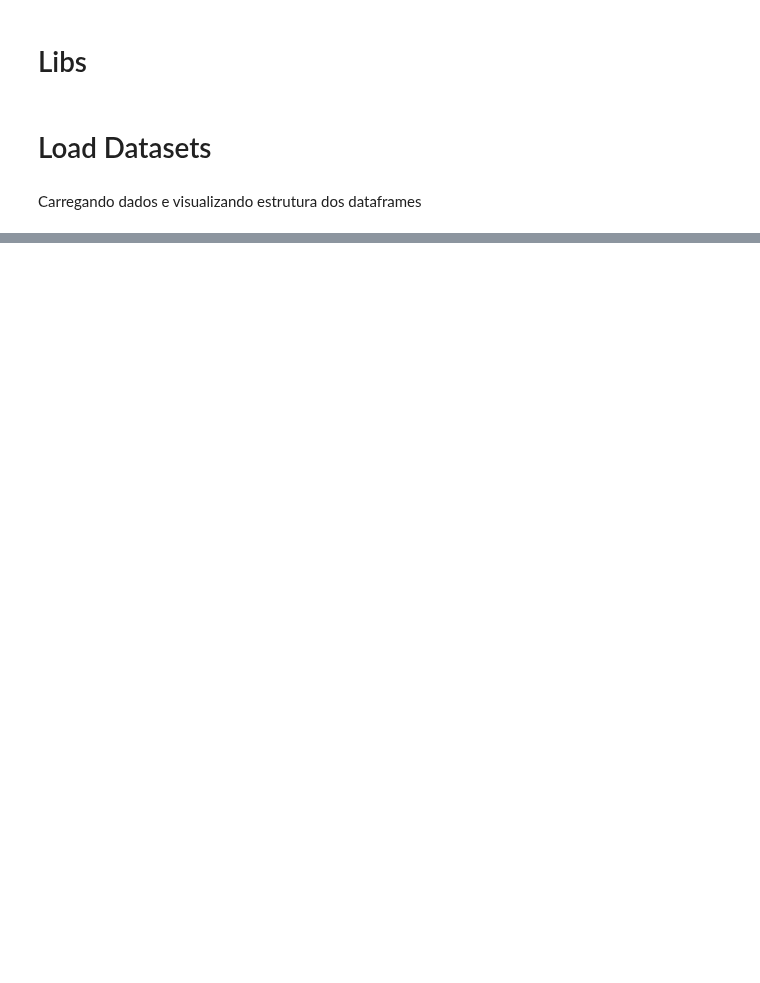
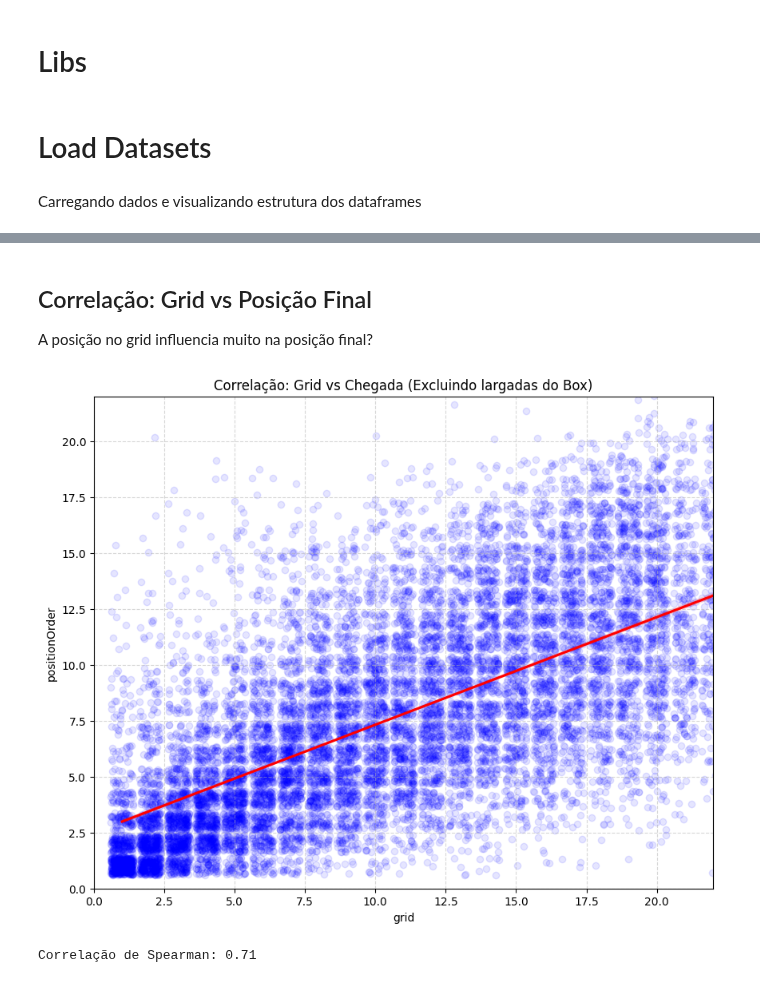
Before and after one commit to falconeee/CD-2025-2, a Jupyter notebook: projeto final/projeto_final.ipynb, the cells around one changed output, grey strips where cells are left out. Drawn from its saved outputs; the diff is of its cells as text; code cells hidden in the pictures; blank space fills up the shorter version.

```diff
--- a/projeto final/projeto_final.ipynb
+++ b/projeto final/projeto_final.ipynb
@@ -76,0 +360,25 @@ df_status.head()
+# %% [markdown]
+## Correlação: Grid vs Posição Final
+A posição no grid influencia muito na posição final?
+# %%
+# Filtrar status (Terminou ou +Voltas)
+finished_races = df[(df['status'].str.contains('Finished')) | (df['status'].str.contains('\+'))].copy()
+finished_races = finished_races[finished_races['grid'] > 0]
+
+plt.figure(figsize=(10, 8))
+sns.regplot(data=finished_races, x='grid', y='positionOrder',
+            x_jitter=0.4, y_jitter=0.4,
+            scatter_kws={'alpha': 0.1, 'color': 'blue'},
+            line_kws={'color': 'red'})
+
+plt.title('Correlação: Grid vs Chegada (Excluindo largadas do Box)')
+plt.xlim(0, 22)
+plt.ylim(0, 22)
+plt.grid(True, linestyle='--', alpha=0.5)
+plt.show()
+
+corr = finished_races[['grid', 'positionOrder']].corr(method='spearman').iloc[0,1]
+print(f"Correlação de Spearman: {corr:.2f}")
+# %% [output]
+[figure, added]
+Correlação de Spearman: 0.71
```
Also changed, not shown: parts of 45 cells of this notebook, 1 other file.
